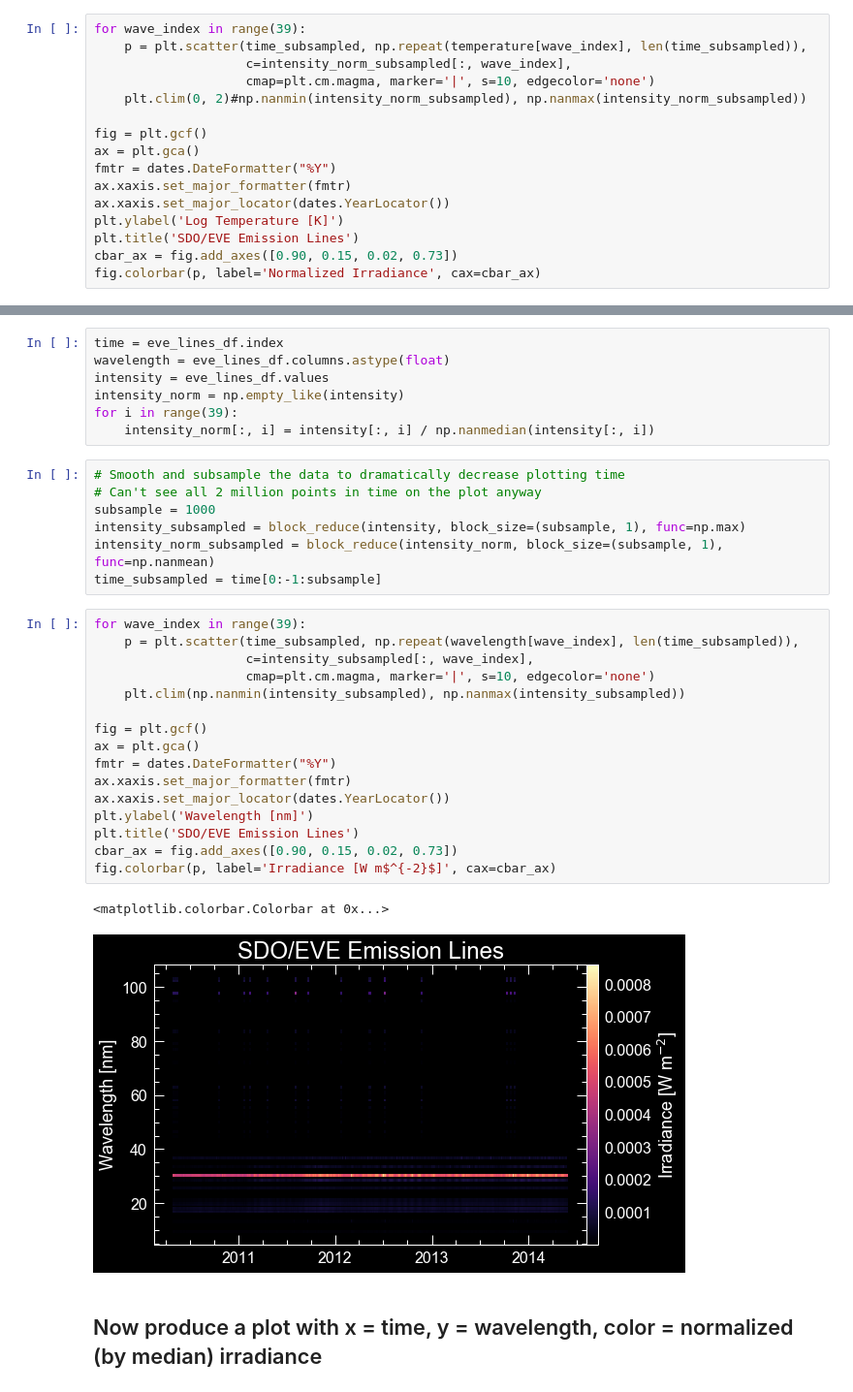
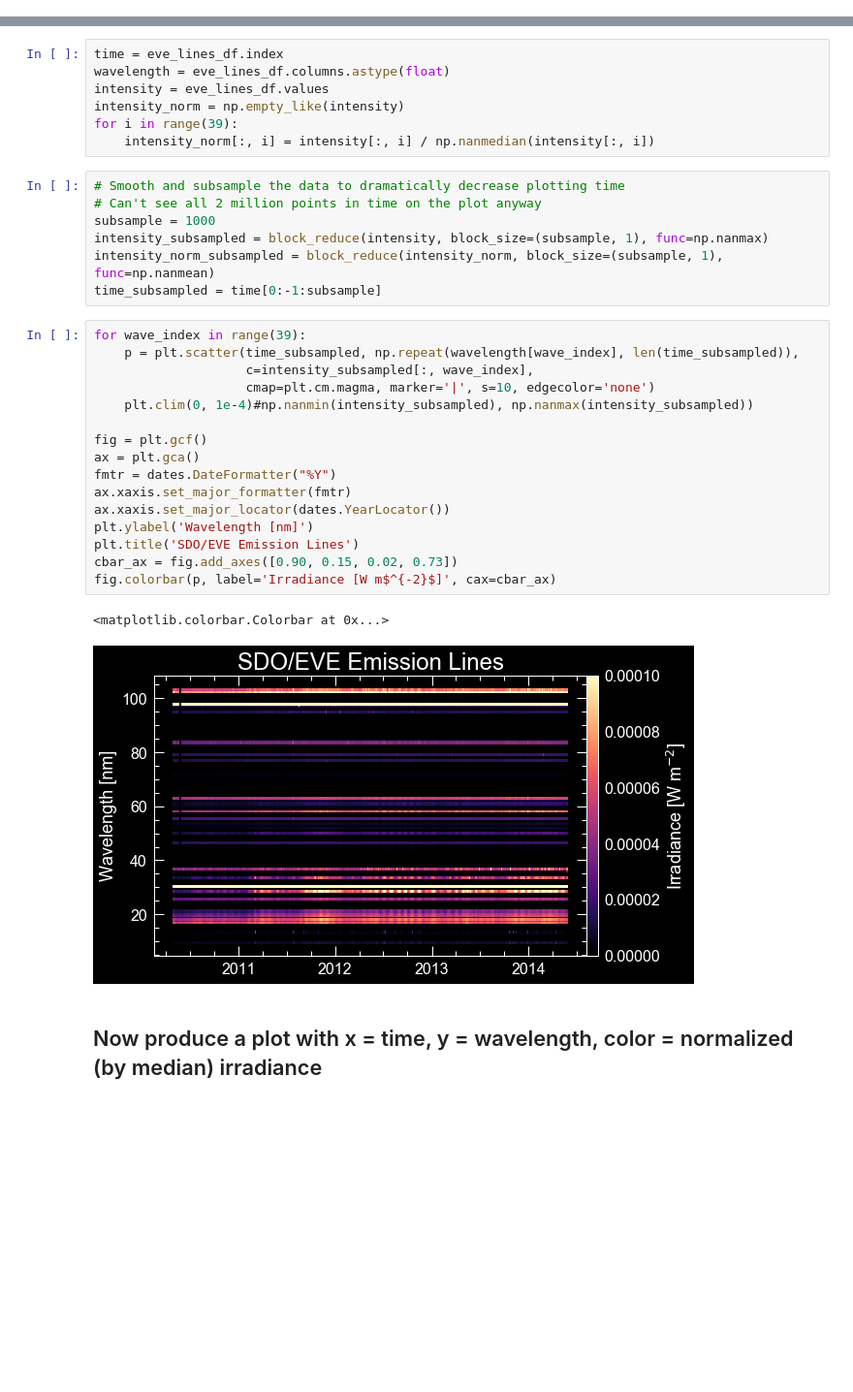
Before and after one commit to jmason86/James-s-EVE-Dimming-Index-JEDI, a Jupyter notebook: explore_plot_all_eve_lines_data.ipynb, the cells around one changed output, grey strips where cells are left out. Shown: that part at 97% size. Drawn from its saved outputs; the diff is of its cells as text; blank space fills up the shorter version.

```diff
--- a/explore_plot_all_eve_lines_data.ipynb
+++ b/explore_plot_all_eve_lines_data.ipynb
@@ -13,16 +4,0 @@ time_subsampled = time[0:-1:subsample]
-# %%
-for wave_index in range(39):
-    p = plt.scatter(time_subsampled, np.repeat(temperature[wave_index], len(time_subsampled)),
-                    c=intensity_norm_subsampled[:, wave_index],
-                    cmap=plt.cm.magma, marker='|', s=10, edgecolor='none')
-    plt.clim(0, 2)#np.nanmin(intensity_norm_subsampled), np.nanmax(intensity_norm_subsampled))
-
-fig = plt.gcf()
-ax = plt.gca()
-fmtr = dates.DateFormatter("%Y")
-ax.xaxis.set_major_formatter(fmtr)
-ax.xaxis.set_major_locator(dates.YearLocator())
-plt.ylabel('Log Temperature [K]')
-plt.title('SDO/EVE Emission Lines')
-cbar_ax = fig.add_axes([0.90, 0.15, 0.02, 0.73])
-fig.colorbar(p, label='Normalized Irradiance', cax=cbar_ax)
@@ -98,28 +71,28 @@ for i in range(39):
 # Smooth and subsample the data to dramatically decrease plotting time
 # Can't see all 2 million points in time on the plot anyway
 subsample = 1000
-intensity_subsampled = block_reduce(intensity, block_size=(subsample, 1), func=np.max)
+intensity_subsampled = block_reduce(intensity, block_size=(subsample, 1), func=np.nanmax)
 intensity_norm_subsampled = block_reduce(intensity_norm, block_size=(subsample, 1), func=np.nanmean)
 time_subsampled = time[0:-1:subsample]
 # %%
 for wave_index in range(39):
     p = plt.scatter(time_subsampled, np.repeat(wavelength[wave_index], len(time_subsampled)),
                     c=intensity_subsampled[:, wave_index],
                     cmap=plt.cm.magma, marker='|', s=10, edgecolor='none')
-    plt.clim(np.nanmin(intensity_subsampled), np.nanmax(intensity_subsampled))
+    plt.clim(0, 1e-4)#np.nanmin(intensity_subsampled), np.nanmax(intensity_subsampled))
 
 fig = plt.gcf()
 ax = plt.gca()
 fmtr = dates.DateFormatter("%Y")
 ax.xaxis.set_major_formatter(fmtr)
 ax.xaxis.set_major_locator(dates.YearLocator())
 plt.ylabel('Wavelength [nm]')
 plt.title('SDO/EVE Emission Lines')
 cbar_ax = fig.add_axes([0.90, 0.15, 0.02, 0.73])
 fig.colorbar(p, label='Irradiance [W m$^{-2}$]', cax=cbar_ax)
 # %% [output]
 <matplotlib.colorbar.Colorbar at 0x...>
-[figure, old version]
+[figure, new version]
 # %% [markdown]
 ## Now produce a plot with x = time, y = wavelength, color = normalized (by median) irradiance
 # %%
```
Also changed, not shown: parts of 8 cells of this notebook.
